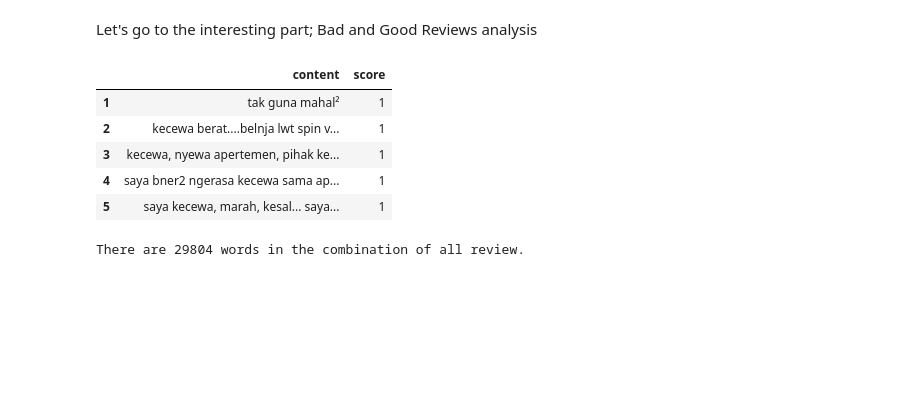
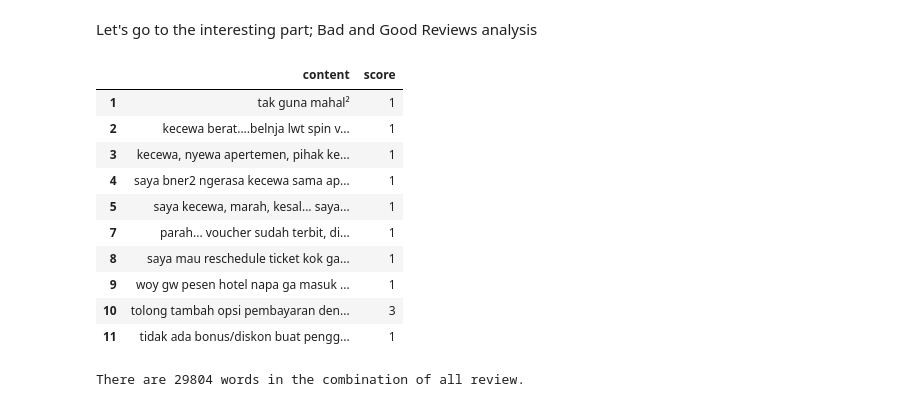
Before and after one commit to rifyalt/portofolio, a Jupyter notebook: Mister_Aladin.ipynb, the cells around one changed output. Cells and saved outputs as stored; diff of their text form; code cells hidden in the pictures; blank space fills up the shorter version.

```diff
--- a/Mister_Aladin.ipynb
+++ b/Mister_Aladin.ipynb
@@ -327,14 +327,19 @@ app_reviews_df[['content','words','stemmed_words','processed']].head() # 5 terat
 Let's go to the interesting part; Bad and Good Reviews analysis
 # %%
 # Sample of bad reviews
-app_reviews_df.loc[app_reviews_df.score<=3,['content','score']].head()
+app_reviews_df.loc[app_reviews_df.score<=3,['content','score']].head(10)
 # %% [output]
 |  | content | score |
 | 1 | tak guna mahal² | 1 |
 | 2 | kecewa berat....belnja lwt spin v... | 1 |
 | 3 | kecewa, nyewa apertemen, pihak ke... | 1 |
 | 4 | saya bner2 ngerasa kecewa sama ap... | 1 |
 | 5 | saya kecewa, marah, kesal... saya... | 1 |
+| 7 | parah... voucher sudah terbit, di... | 1 |
+| 8 | saya mau reschedule ticket kok ga... | 1 |
+| 9 | woy gw pesen hotel napa ga masuk ... | 1 |
+| 10 | tolong tambah opsi pembayaran den... | 3 |
+| 11 | tidak ada bonus/diskon buat pengg... | 1 |
 # %%
 # put bad reviews in new dataframe
 app_reviews_bad = app_reviews_df[app_reviews_df.score<=3]
```
